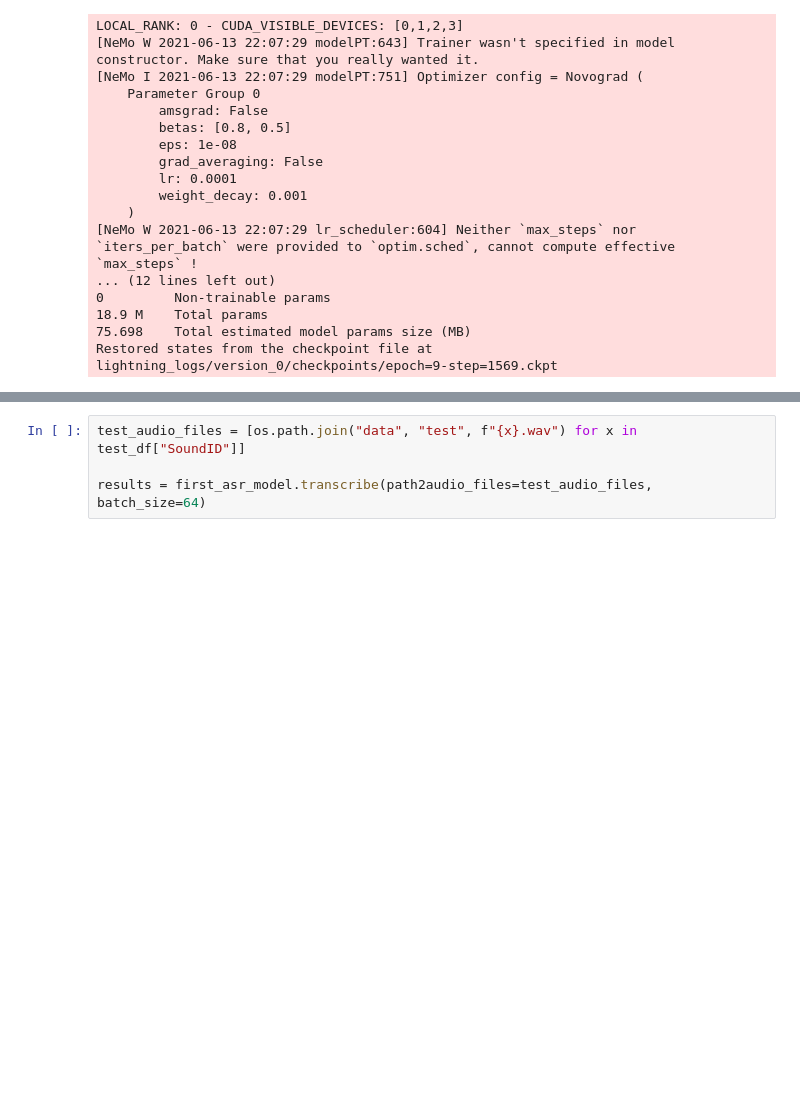
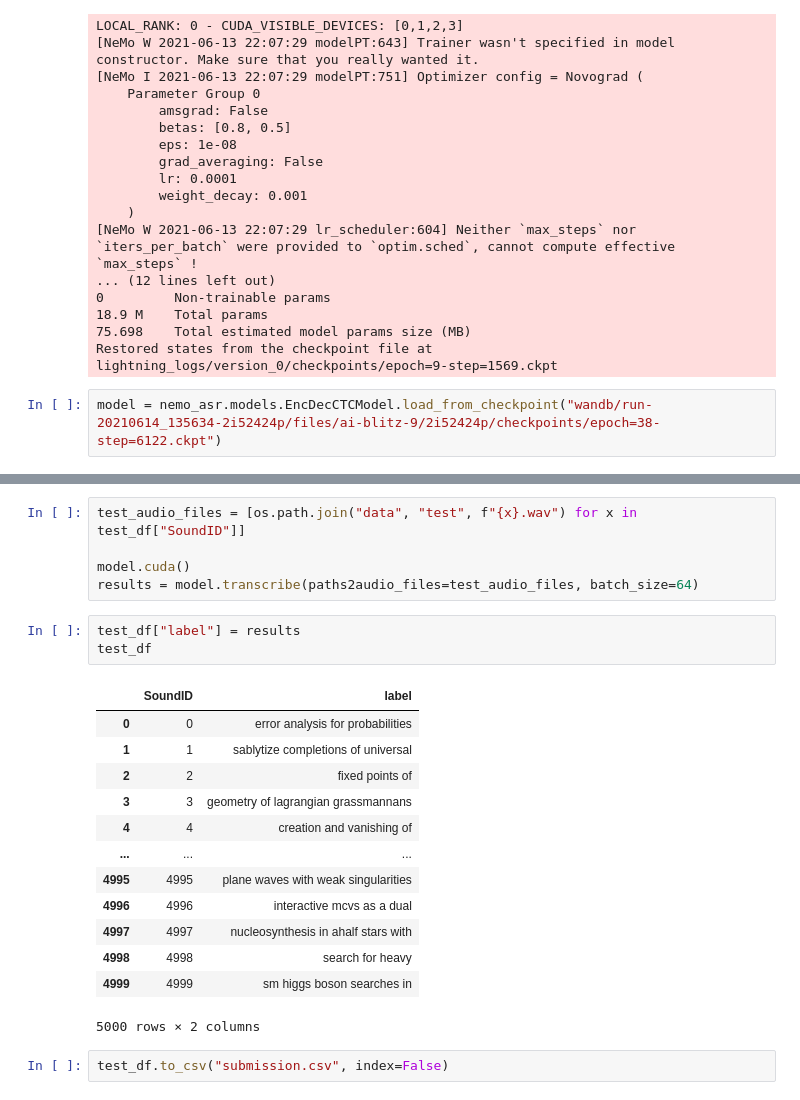
Before and after one commit to TanHaus/ai-blitz-9, a Jupyter notebook: sound-prediction/exploration.ipynb, the cells around one changed output, grey strips where cells are left out. Cells and saved outputs as stored; diff of their text form; blank space fills up the shorter version.

```diff
--- a/sound-prediction/exploration.ipynb
+++ b/sound-prediction/exploration.ipynb
@@ -227,3 +239,5 @@ LOCAL_RANK: 0 - CUDA_VISIBLE_DEVICES: [0,1,2,3]
 18.9 M    Total params
 75.698    Total estimated model params size (MB)
 Restored states from the checkpoint file at lightning_logs/version_0/checkpoints/epoch=9-step=1569.ckpt
+# %%
+model = nemo_asr.models.EncDecCTCModel.load_from_checkpoint("wandb/run-20210614_135634-2i52424p/files/ai-blitz-9/2i52424p/checkpoints/epoch=38-step=6122.ckpt")
@@ -230,4 +262,24 @@ Restored states from the checkpoint file at lightning_logs/version_0/checkpoints
 # %%
 test_audio_files = [os.path.join("data", "test", f"{x}.wav") for x in test_df["SoundID"]]
 
-results = first_asr_model.transcribe(path2audio_files=test_audio_files, batch_size=64)
+model.cuda()
+results = model.transcribe(paths2audio_files=test_audio_files, batch_size=64)
+# %%
+test_df["label"] = results
+test_df
+# %% [output]
+|  | SoundID | label |
+| 0 | 0 | error analysis for probabilities |
+| 1 | 1 | sablytize completions of universal |
+| 2 | 2 | fixed points of |
+| 3 | 3 | geometry of lagrangian grassmannans |
+| 4 | 4 | creation and vanishing of |
+| ... | ... | ... |
+| 4995 | 4995 | plane waves with weak singularities |
+| 4996 | 4996 | interactive mcvs as a dual |
+| 4997 | 4997 | nucleosynthesis in ahalf stars with |
+| 4998 | 4998 | search for heavy |
+| 4999 | 4999 | sm higgs boson searches in |
+5000 rows × 2 columns
+# %%
+test_df.to_csv("submission.csv", index=False)
```
Also changed, not shown: parts of 5 cells of this notebook, 1 other file.
